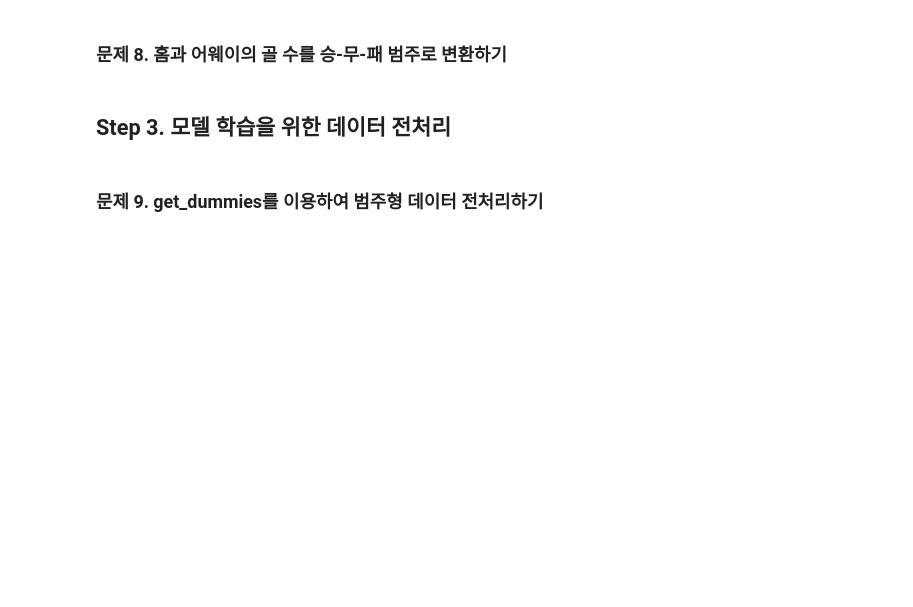
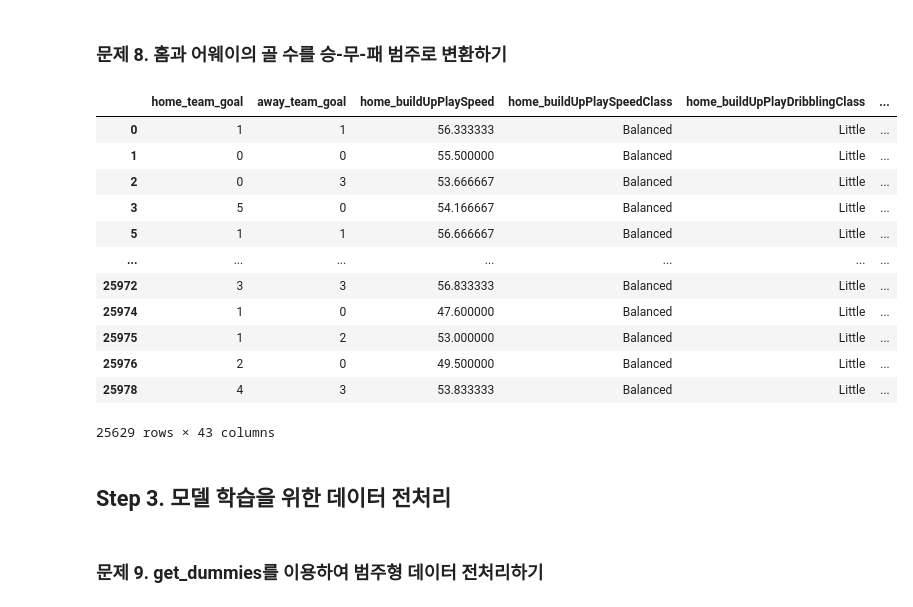
Before and after one commit to khiljaekang/colab, a Jupyter notebook: 오늘_밤_유럽_축구,_어디가_이길까__데이터로_분석하고_내기를_이겨보자.ipynb, the cells around one changed output. Cells and saved outputs as stored; diff of their text form; code cells hidden in the pictures; blank space fills up the shorter version.

```diff
--- a/오늘_밤_유럽_축구,_어디가_이길까__데이터로_분석하고_내기를_이겨보자.ipynb
+++ b/오늘_밤_유럽_축구,_어디가_이길까__데이터로_분석하고_내기를_이겨보자.ipynb
@@ -384,0 +466,7 @@ df_match['home_team_api_id'].map(df_team_att.groupby('team_api_id').mean()['buil
+# %%
+df = df_match[['home_team_goal','away_team_goal']].copy()
+# %%
+for team in ['home_','away_']:
+  team_map.index.name = team + 'team_api_id'
+  for col in team_map.columns:
+    df[team + col] = df_match[team_map.index.name].map(team_map[col])
@@ -385,8 +482,23 @@ df_match['home_team_api_id'].map(df_team_att.groupby('team_api_id').mean()['buil
+# %%
+df.dropna(inplace=True)
 # %% [markdown]
 ### 문제 8. 홈과 어웨이의 골 수를 승-무-패 범주로 변환하기
 # %%
 # 홈과 어웨이의 골 수를 범주형 데이터로 변환하기 (0: 홈팀 승, 1: 무승부, 2: 어웨이팀 승)
-
-
-
-df['matchResult'] =
+df['matchResult'] = df[['home_team_goal','away_team_goal']].aggregate(lambda x: 0 if x[0] > x[1] else 1 if x[0]== x[1] else 2, axis=1)
+# %%
+df
+# %% [output]
+|  | home_team_goal | away_team_goal | home_buildUpPlaySpeed | home_buildUpPlaySpeedClass | home_buildUpPlayDribblingClass | ... |
+| 0 | 1 | 1 | 56.333333 | Balanced | Little | ... |
+| 1 | 0 | 0 | 55.500000 | Balanced | Little | ... |
+| 2 | 0 | 3 | 53.666667 | Balanced | Little | ... |
+| 3 | 5 | 0 | 54.166667 | Balanced | Little | ... |
+| 5 | 1 | 1 | 56.666667 | Balanced | Little | ... |
+| ... | ... | ... | ... | ... | ... | ... |
+| 25972 | 3 | 3 | 56.833333 | Balanced | Little | ... |
+| 25974 | 1 | 0 | 47.600000 | Balanced | Little | ... |
+| 25975 | 1 | 2 | 53.000000 | Balanced | Little | ... |
+| 25976 | 2 | 0 | 49.500000 | Balanced | Little | ... |
+| 25978 | 4 | 3 | 53.833333 | Balanced | Little | ... |
+25629 rows × 43 columns
```
Also changed, not shown: parts of 34 cells of this notebook.
